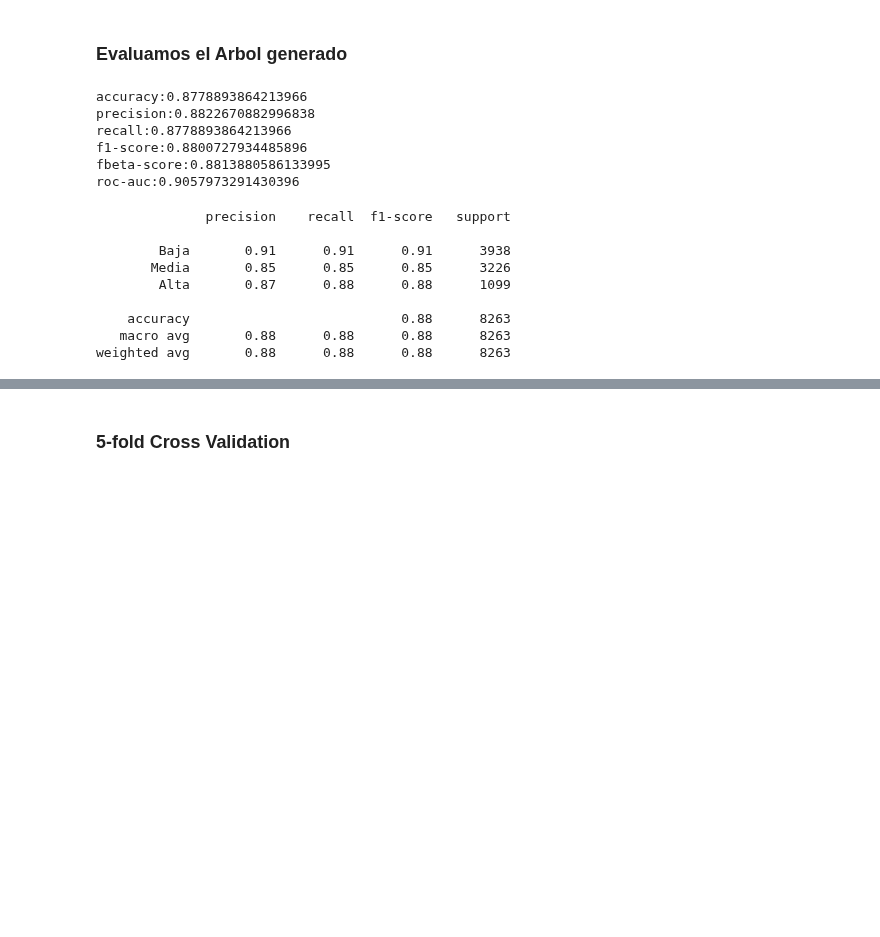
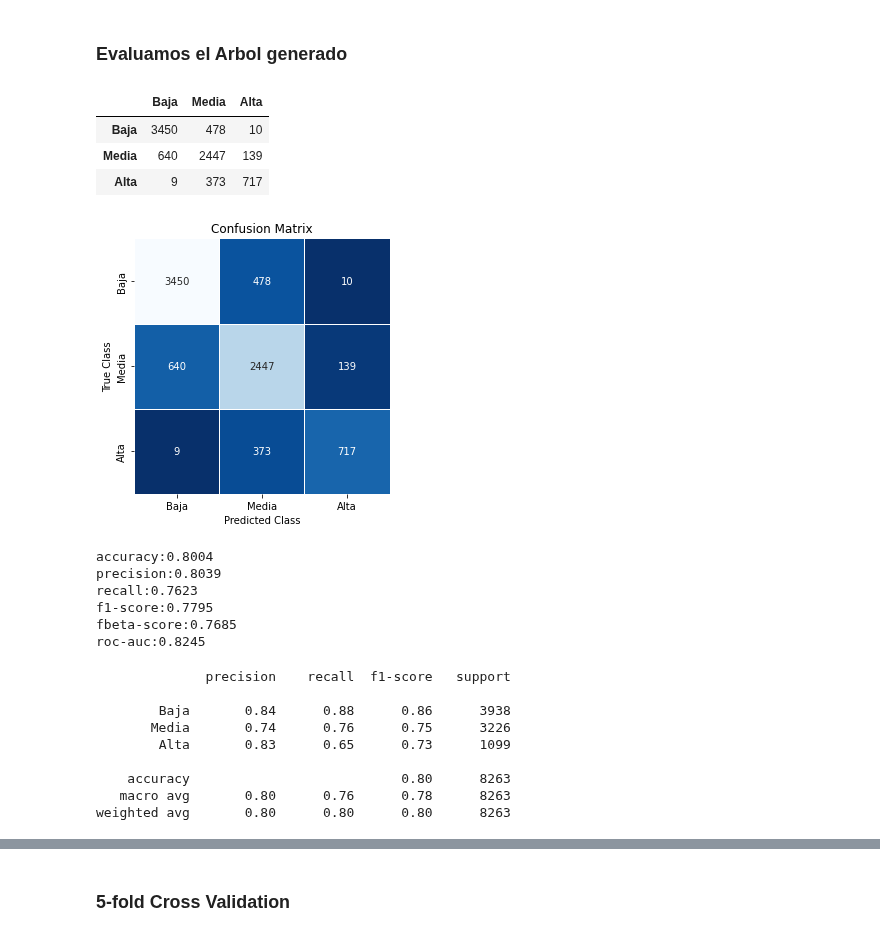
Before and after one commit to Ignacio-Ibarra/tpAA, a Jupyter notebook: Modelado.ipynb, the cells around one changed output, grey strips where cells are left out. Saved outputs shown, nothing was run; the diff lists cells and outputs as text; code cells hidden in the pictures; blank space fills up the shorter version.

```diff
--- a/Modelado.ipynb
+++ b/Modelado.ipynb
@@ -246,11 +249,11 @@ Y1 = labels
 seed1 = 42
 
 # Separar en conjunto de entrenamiento y conjunto de prueba
-x1_train, x1_test, y1_train, y1_test = train_test_split(X1, Y1, test_size=0.2, random_state= seed1 , stratify=Y)
+x1_train, x1_test, y1_train, y1_test = train_test_split(X1, Y1, test_size=0.2, random_state= seed1 , stratify=Y1)
 
 # Creamos el arbol simple:
 max_depth = 4
-arbol_simple = DecisionTreeClassifier(max_depth=None)
+arbol_simple = DecisionTreeClassifier(max_depth = max_depth)
 
 # Entrenamos el modelo:
 arbol_simple.fit(x1_train, y1_train)
@@ -259,39 +262,64 @@ arbol_simple.fit(x1_train, y1_train)
 y1_pred = arbol_simple.predict(x1_test)
 # %% [markdown]
 ### Evaluamos el Arbol generado
+# %%
+# Creamos la matriz de confusion:
+from sklearn.metrics import confusion_matrix
+import seaborn as sns
+
+nombres = ['Baja', 'Media', 'Alta']
+
+matriz = confusion_matrix(y1_test.argmax(axis=1), y1_pred.argmax(axis=1))
+df_mc = pd.DataFrame(matriz, index=nombres, columns=nombres)
+df_mc
+# %% [output]
+|  | Baja | Media | Alta |
+| Baja | 3450 | 478 | 10 |
+| Media | 640 | 2447 | 139 |
+| Alta | 9 | 373 | 717 |
+# %%
+# graficamos la matriz de confusion
+
+plt.figure(figsize=(4.5,4.5))
+sns.heatmap(df_mc, annot=True, linewidths=.5, fmt=".0f", square = True, cmap = 'Blues_r', cbar=None ).set(xlabel='Predicted Class', ylabel='True Class')
+plt.title("Confusion Matrix"), plt.tight_layout()
+plt.show()
+# %% [output]
+[figure, added]
 # %%
 # Calculamos Todas las metricas --> luego abra que justificar cuales son las mas relevantes
-from sklearn.metrics import accuracy_score, precision_score, recall_score, f1_score, fbeta_score, roc_auc_score, confusion_matrix
+from sklearn.metrics import accuracy_score, precision_score, recall_score, f1_score, fbeta_score, roc_auc_score
 
+B = 2
 
 # comparan los resultados (y1_test) con los valores reales (y1_pred)
 m1 = accuracy_score(y1_test,y1_pred)
 
-m2 = precision_score(y1_test,y1_pred, average='micro')
+m2 = precision_score(y1_test,y1_pred, average='macro')
 
-m3 = recall_score(y1_test,y1_pred, average='micro')
+m3 = recall_score(y1_test,y1_pred, average='macro')
 
-m4 = f1_score(y1_test,y1_pred, average='micro')
+m4 = f1_score(y1_test,y1_pred, average='macro')
 
-m5 = fbeta_score(y1_test,y1_pred,beta=0.5, average='micro')
+m5 = fbeta_score(y1_test,y1_pred,beta= B, average='macro')
 
 m6 = roc_auc_score(y1_test,y1_pred)
 
-print('accuracy:{}'.format(m1))
-print('precision:{}'.format(m2))
-print('recall:{}'.format(m3))
-print('f1-score:{}'.format(m4))
-print('fbeta-score:{}'.format(m5))
-print('roc-auc:{}'.format(m6))
+print('accuracy:{}'.format(m1.round(4)))
+print('precision:{}'.format(m2.round(4)))
+print('recall:{}'.format(m3.round(4)))
+print('f1-score:{}'.format(m4.round(4)))
+print('fbeta-score:{}'.format(m5.round(4)))
+print('roc-auc:{}'.format(m6.round(4)))
 # %% [output]
-accuracy:0.8778893864213966
-precision:0.8822670882996838
-recall:0.8778893864213966
-f1-score:0.8800727934485896
-fbeta-score:0.8813880586133995
-roc-auc:0.9057973291430396
+accuracy:0.8004
+precision:0.8039
+recall:0.7623
+f1-score:0.7795
+fbeta-score:0.7685
+roc-auc:0.8245
 # %%
-# Vemos los resultados parciales de cada clase
+# Vemos los resultados parciales de cada clase para cada metrica
 from sklearn.metrics import classification_report
 
 nombres = ['Baja', 'Media', 'Alta']
@@ -299,10 +327,10 @@ print(classification_report(y1_test.argmax(axis=1), y1_pred.argmax(axis=1), targ
 # %% [output]
               precision    recall  f1-score   support
 
-        Baja       0.91      0.91      0.91      3938
-       Media       0.85      0.85      0.85      3226
-        Alta       0.87      0.88      0.88      1099
+        Baja       0.84      0.88      0.86      3938
+       Media       0.74      0.76      0.75      3226
+        Alta       0.83      0.65      0.73      1099
 
-    accuracy                           0.88      8263
-   macro avg       0.88      0.88      0.88      8263
-weighted avg       0.88      0.88      0.88      8263
+    accuracy                           0.80      8263
+   macro avg       0.80      0.76      0.78      8263
+weighted avg       0.80      0.80      0.80      8263
```
Also changed, not shown: parts of 13 cells of this notebook.
